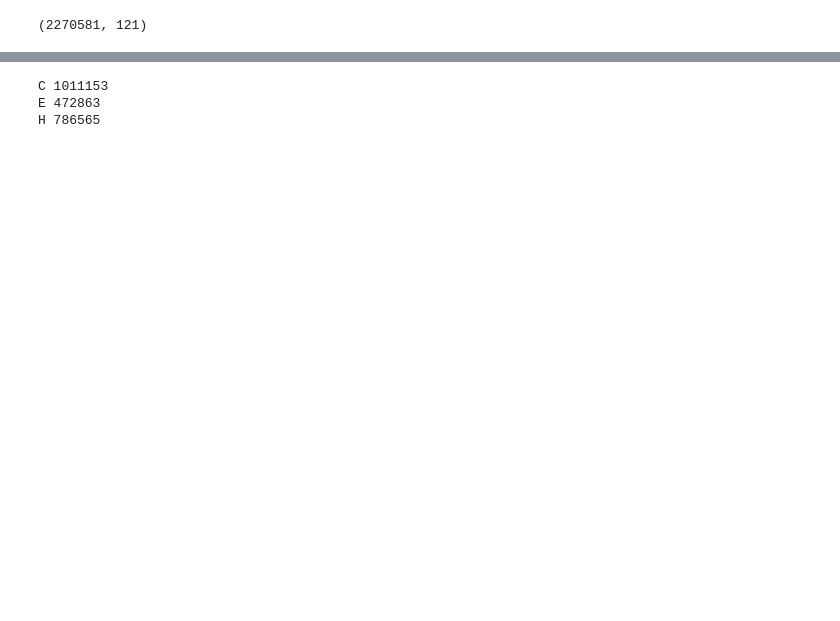
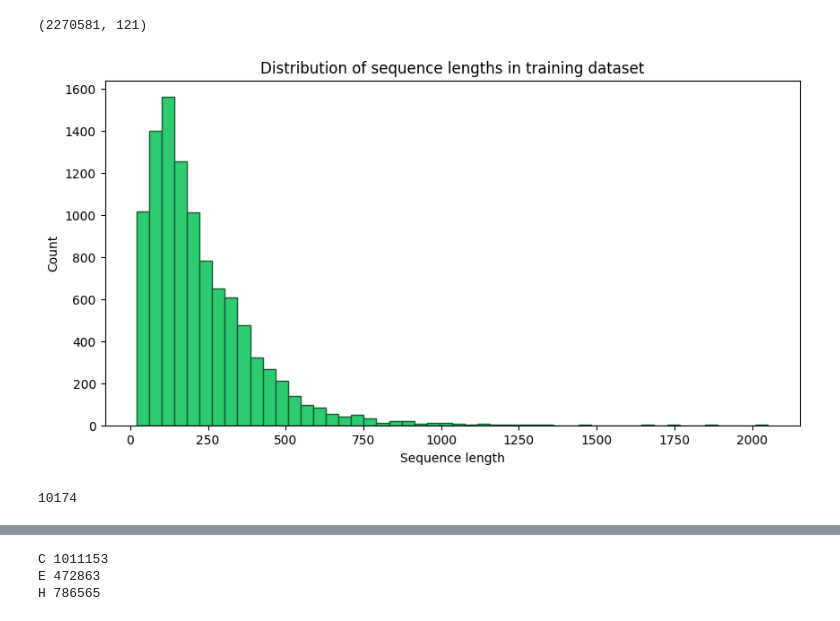
Before and after one commit to MoisePlacier/ProtSecPred---Deep-Learning-Pipeline-for-Protein-Secondary-Structure-Classification, a Jupyter notebook: Models/Random_Forest/Random_Forest.ipynb, the cells around one changed output, grey strips where cells are left out. Cells and saved outputs as stored; diff of their text form; code cells hidden in the pictures; blank space fills up the shorter version.

```diff
--- a/Models/Random_Forest/Random_Forest.ipynb
+++ b/Models/Random_Forest/Random_Forest.ipynb
@@ -52,3 +52,21 @@ y_val = np.array(y_val)
 X_train.shape
 # %% [output]
 (2270581, 121)
+# %%
+import json
+import matplotlib.pyplot as plt
+
+json_path = "../../data/matches_subset_dssp.json"
+
+# Charger les données
+with open(json_path, "r") as f:
+    data = json.load(f)
+
+# Extraire les longueurs
+lengths = [len(entry["primary_sequence"]) for entry in data]
+# %% [output]
+[figure, added]
+# %%
+len(data)
+# %% [output]
+10174
```
Also changed, not shown: parts of 3 cells of this notebook, 13 other files.
